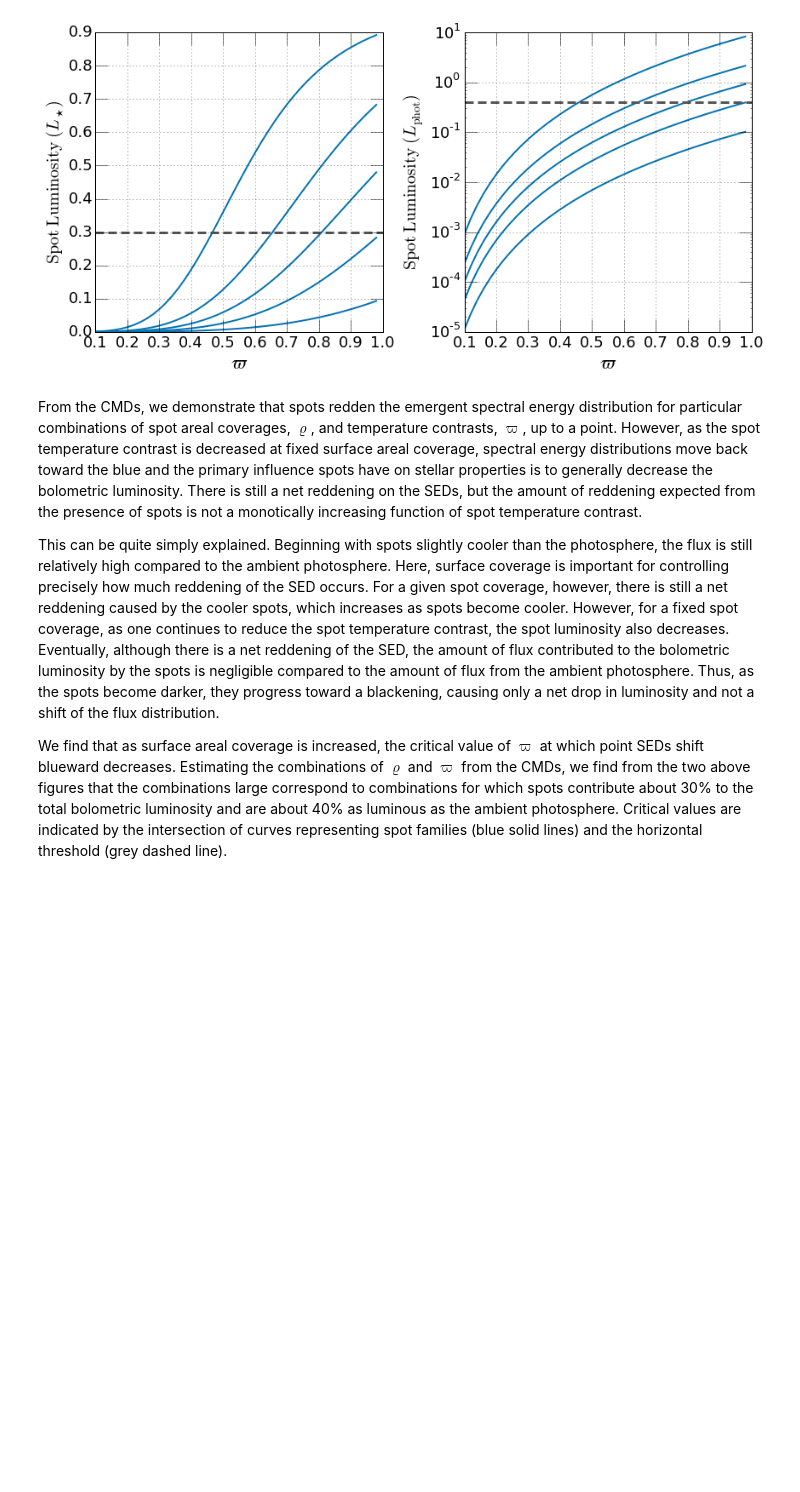
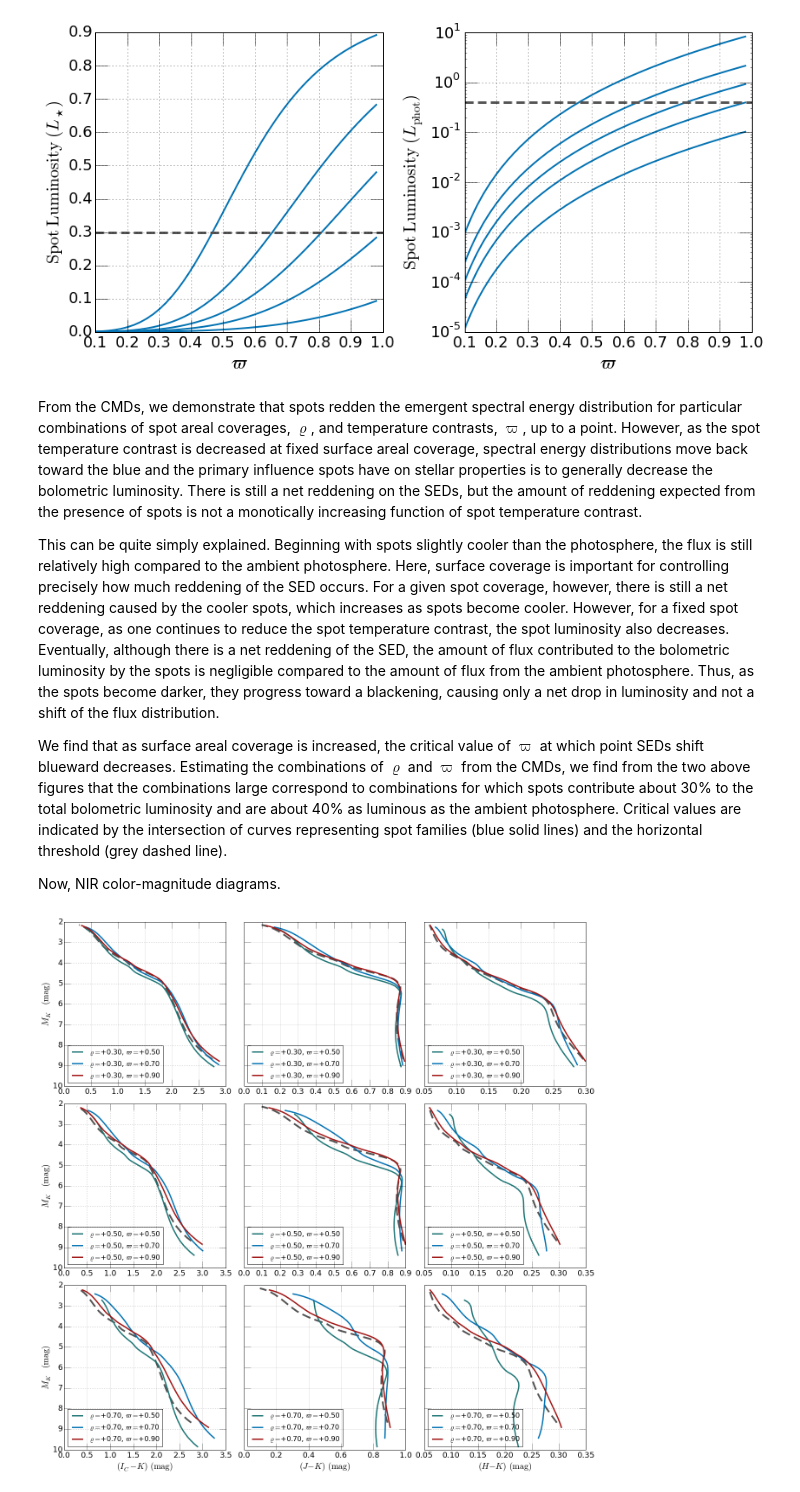
Before and after one commit to gfeiden/Notebook, a Jupyter notebook: Projects/ngc2516_spots/sta_spots_cmds.ipynb, the cells around one changed output. Drawn from its saved outputs; the diff is of its cells as text; code cells hidden in the pictures; blank space fills up the shorter version.

Commit message:
spots and NIR CMDs

```diff
--- a/Projects/ngc2516_spots/sta_spots_cmds.ipynb
+++ b/Projects/ngc2516_spots/sta_spots_cmds.ipynb
@@ -139,3 +139,55 @@ From the CMDs, we demonstrate that spots redden the emergent spectral energy dis
 This can be quite simply explained. Beginning with spots slightly cooler than the photosphere, the flux is still relatively high compared to the ambient photosphere. Here, surface coverage is important for controlling precisely how much reddening of the SED occurs. For a given spot coverage, however, there is still a net reddening caused by the cooler spots, which increases as spots become cooler. However, for a fixed spot coverage, as one continues to reduce the spot temperature contrast, the spot luminosity also decreases. Eventually, although there is a net reddening of the SED, the amount of flux contributed to the bolometric luminosity by the spots is negligible compared to the amount of flux from the ambient photosphere. Thus, as the spots become darker, they progress toward a blackening, causing only a net drop in luminosity and not a shift of the flux distribution.
 
 We find that as surface areal coverage is increased, the critical value of $\varpi$ at which point SEDs shift blueward decreases. Estimating the combinations of $\varrho$ and $\varpi$ from the CMDs, we find from the two above figures that the combinations large correspond to combinations for which spots contribute about 30% to the total bolometric luminosity and are about 40% as luminous as the ambient photosphere. Critical values are indicated by the intersection of curves representing spot families (blue solid lines) and the horizontal threshold (grey dashed line).
+
+Now, NIR color-magnitude diagrams.
+# %%
+# simple dictionaries to help de-clutter plotting routine
+colc = {0:('I', 'K'), 1:('J', 'K'), 2:('H', 'K')}
+
+# define spot properties
+varpi  = [0.5, 0.7, 0.9]
+varrho = [0.3, 0.5, 0.7]
+
+fig, ax = plt.subplots(3, 3, figsize=(18, 18), sharey=True)
+
+# set x-axis labels
+for i in range(3):
+    ax[2, i].set_xlabel(labels[i] + ' $({\\rm mag})$', fontsize=20.)
+
+# set y-axis labels
+for i in range(3):
+    ax[i, 0].set_ylim(10., 2.)
+    ax[i, 0].set_ylabel('$M_K$  $({\\rm mag})$', fontsize=20.)
+
+iso = loadIsochrone('../isochrone_120.0myr_z+0.00_a+0.00_marcs.iso')
+for i in range(9):
+    row = int(np.floor(i / 3.))
+    col = i%3
+
+    # set axis tick params
+    ax[row, col].tick_params(which='major', axis='both', length=15., labelsize=18.)
+
+    # plot standard isochrone
+    n = colc[col]
+    ax[row, col].plot(iso[:, color_cols[n[0]]] - iso[:, color_cols[n[1]]], iso[:, color_cols['K']],
+                      dashes=(20., 10.), lw=4, c=colors[3])
+
+    # compute zeta for (varpi, varrho); plot spotted isochrone
+    zeta   = 1.0 - varrho[row]*(1.0 - np.array(varpi)**4)
+    for j in range(len(zeta)):
+        filename = 'mag_zet{:+4.2f}_eps+1.00_rho{:+4.2f}_pi{:+4.2f}.dat'.format(zeta[j], varrho[row], varpi[j])
+        line = '$\\varrho = ${:+4.2f}, $\\varpi = ${:+4.2f}'.format(varrho[row], varpi[j])
+        spot_iso = loadIsochrone(filename)
+        ax[row, col].plot(spot_iso[:, color_cols[n[0]]] - spot_iso[:, color_cols[n[1]]],
+                          spot_iso[:, color_cols['K']], lw=3, c=colors[j], label=line)
+    if (col == 0):
+        loc = 3
+    else:
+        loc = 3
+    ax[row, col].grid(True)
+    ax[row, col].legend(loc=loc, fontsize=16.)
+
+fig.tight_layout()
+# %% [output]
+[figure, added]
```
Also changed, not shown: parts of 4 cells of this notebook.
